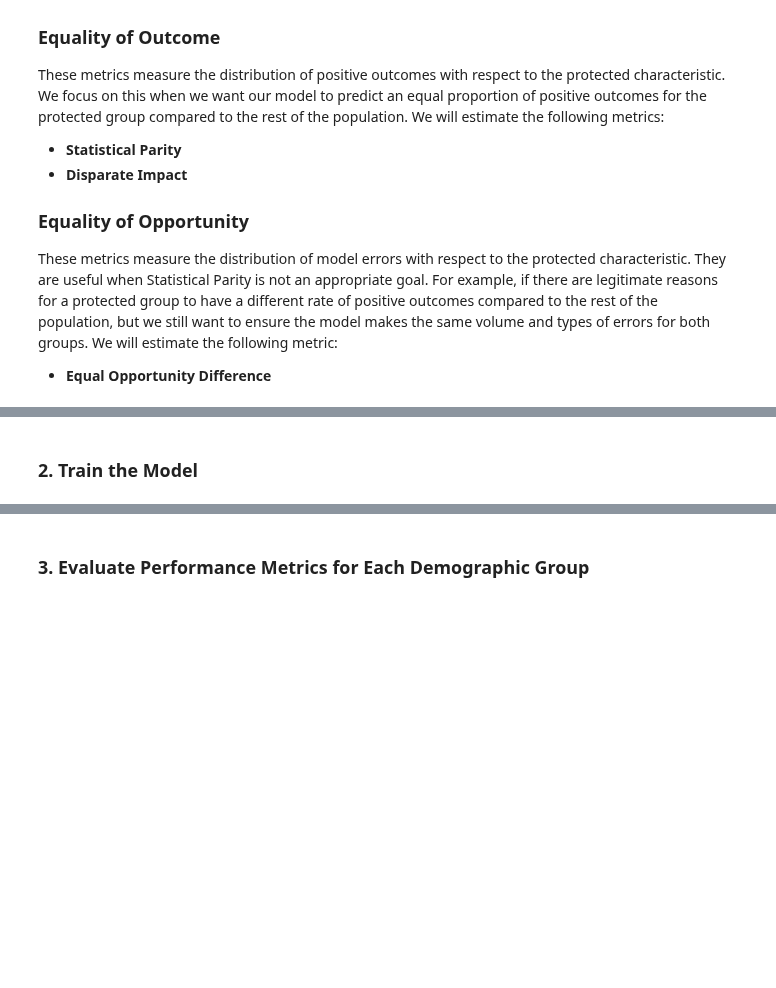
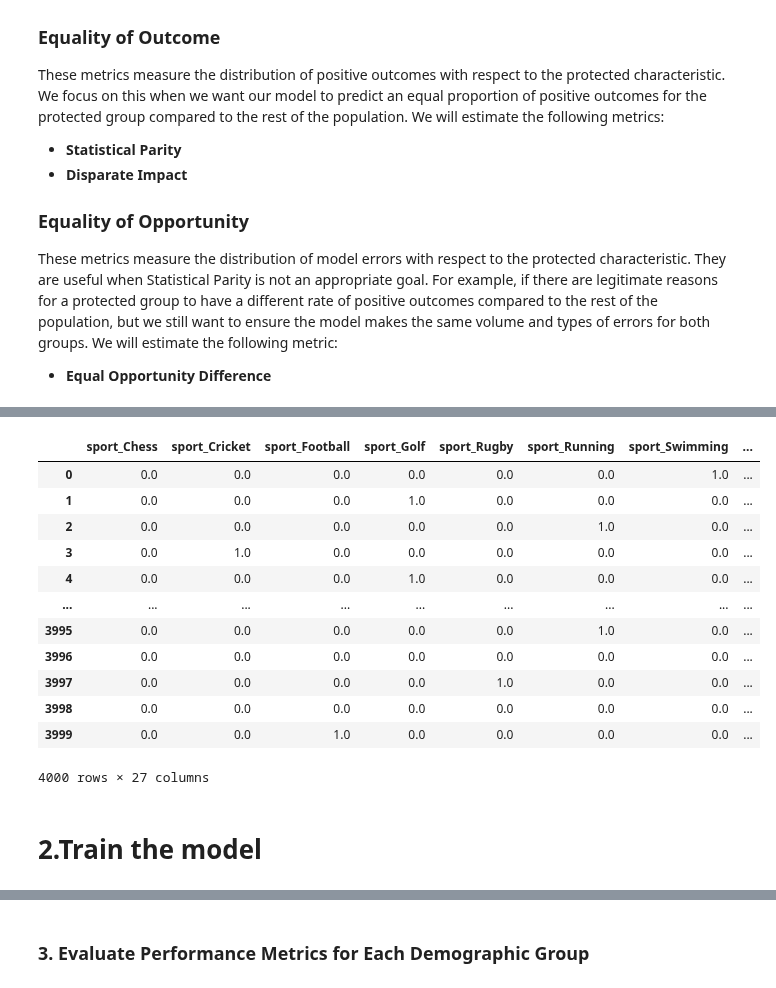
Before and after one commit to AlbanaCelepija/enhanced_mlops, a Jupyter notebook: framework/library/use_cases/tabular/src/local_platform/experiments/1.bias_mitigation.ipynb, the cells around one changed output, grey strips where cells are left out. Drawn from its saved outputs; the diff is of its cells as text; code cells hidden in the pictures; blank space fills up the shorter version.

Commit message:
core(ui)organise the layout of the framework stages and operations

```diff
--- a/framework/library/use_cases/tabular/src/bias_mitigation.ipynb
+++ b/framework/library/use_cases/tabular/src/local_platform/experiments/1.bias_mitigation.ipynb
@@ -191,5 +152,26 @@ data
+# %%
+encoder = OneHotEncoder(sparse_output=False)
+encoded = encoder.fit_transform(data[categorical_features])
+encoded_df = pd.DataFrame(encoded, columns=encoder.get_feature_names_out(categorical_features))
+data = pd.concat([encoded_df, data.drop(columns=categorical_features)], axis=1)
+data[boolean_features] = data[boolean_features].astype(int)
+data
+# %% [output]
+|  | sport_Chess | sport_Cricket | sport_Football | sport_Golf | sport_Rugby | sport_Running | sport_Swimming | ... |
+| 0 | 0.0 | 0.0 | 0.0 | 0.0 | 0.0 | 0.0 | 1.0 | ... |
+| 1 | 0.0 | 0.0 | 0.0 | 1.0 | 0.0 | 0.0 | 0.0 | ... |
+| 2 | 0.0 | 0.0 | 0.0 | 0.0 | 0.0 | 1.0 | 0.0 | ... |
+| 3 | 0.0 | 1.0 | 0.0 | 0.0 | 0.0 | 0.0 | 0.0 | ... |
+| 4 | 0.0 | 0.0 | 0.0 | 1.0 | 0.0 | 0.0 | 0.0 | ... |
+| ... | ... | ... | ... | ... | ... | ... | ... | ... |
+| 3995 | 0.0 | 0.0 | 0.0 | 0.0 | 0.0 | 1.0 | 0.0 | ... |
+| 3996 | 0.0 | 0.0 | 0.0 | 0.0 | 0.0 | 0.0 | 0.0 | ... |
+| 3997 | 0.0 | 0.0 | 0.0 | 0.0 | 1.0 | 0.0 | 0.0 | ... |
+| 3998 | 0.0 | 0.0 | 0.0 | 0.0 | 0.0 | 0.0 | 0.0 | ... |
+| 3999 | 0.0 | 0.0 | 1.0 | 0.0 | 0.0 | 0.0 | 0.0 | ... |
+4000 rows × 27 columns
 # %% [markdown]
-### **2. Train the Model**
+# 2.Train the model
 # %%
 # Split the data into training and testing sets (70% training, 30% testing)
 data_train, data_test = train_test_split(data, test_size=0.3, random_state=4)
```
Also changed, not shown: parts of 16 cells of this notebook, 25 other files.
